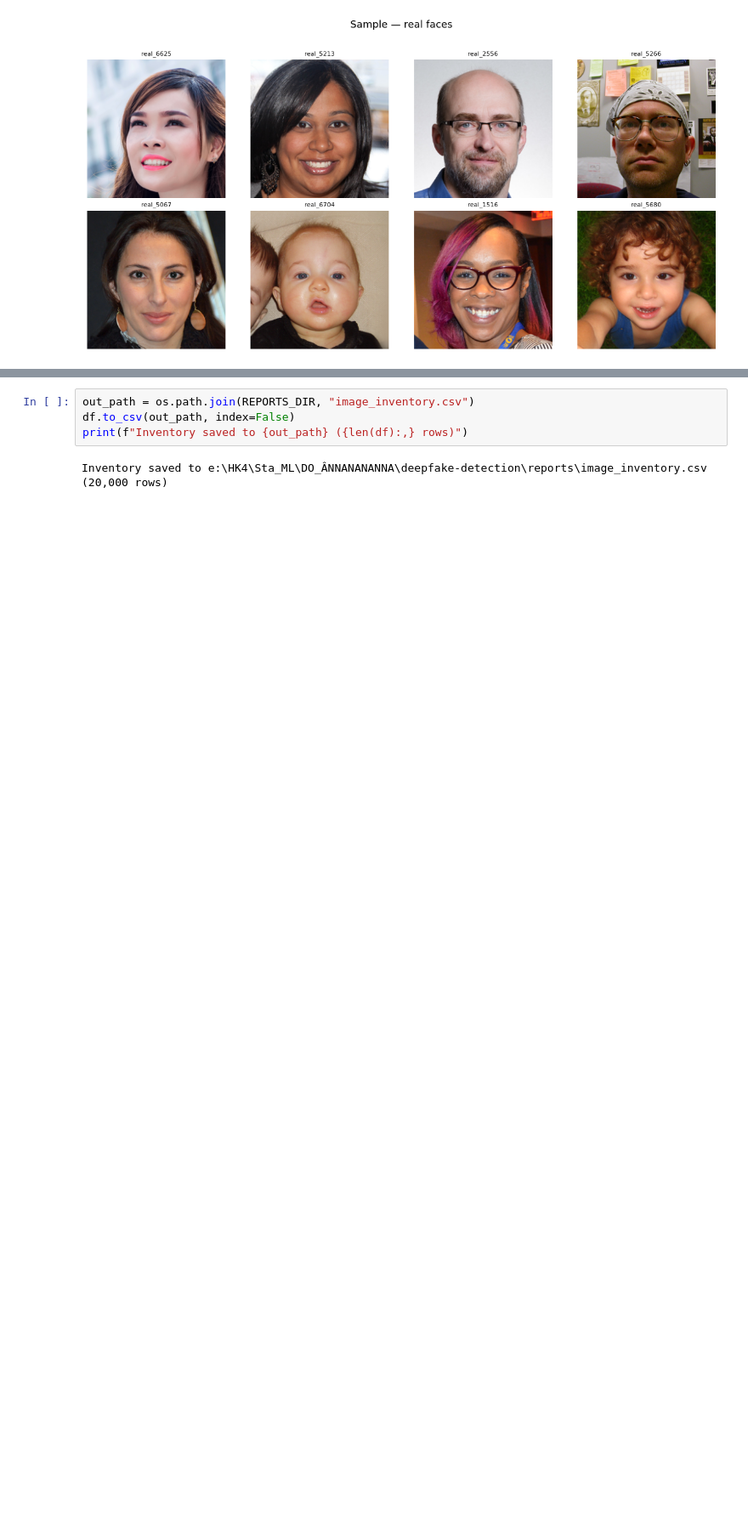
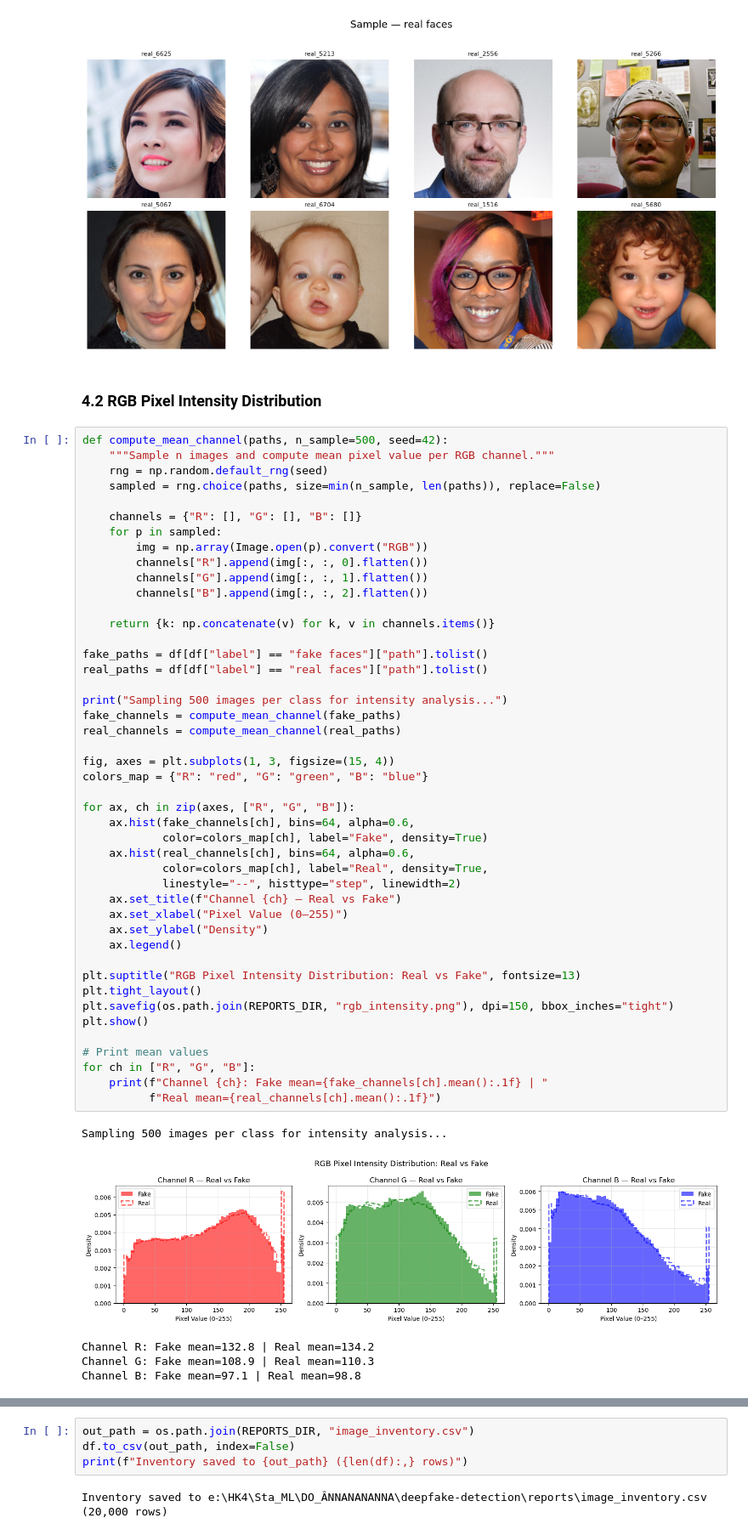
Before and after one commit to huynndacoder/deepfake-detection, a Jupyter notebook: notebooks/01_eda.ipynb, the cells around one changed output, grey strips where cells are left out. Shown at 85% size. Saved outputs shown, nothing was run; the diff lists cells and outputs as text; blank space fills up the shorter version.

```diff
--- a/notebooks/01_eda.ipynb
+++ b/notebooks/01_eda.ipynb
@@ -437,4 +444,57 @@ show_samples(df, "real faces", n=8)
 # %% [output]
 [figure]
 [figure]
+# %% [markdown]
+### 4.2 RGB Pixel Intensity Distribution
+# %%
+def compute_mean_channel(paths, n_sample=500, seed=42):
+    """Sample n images and compute mean pixel value per RGB channel."""
+    rng = np.random.default_rng(seed)
+    sampled = rng.choice(paths, size=min(n_sample, len(paths)), replace=False)
+
+    channels = {"R": [], "G": [], "B": []}
+    for p in sampled:
+        img = np.array(Image.open(p).convert("RGB"))
+        channels["R"].append(img[:, :, 0].flatten())
+        channels["G"].append(img[:, :, 1].flatten())
+        channels["B"].append(img[:, :, 2].flatten())
+
+    return {k: np.concatenate(v) for k, v in channels.items()}
+
+fake_paths = df[df["label"] == "fake faces"]["path"].tolist()
+real_paths = df[df["label"] == "real faces"]["path"].tolist()
+
+print("Sampling 500 images per class for intensity analysis...")
+fake_channels = compute_mean_channel(fake_paths)
+real_channels = compute_mean_channel(real_paths)
+
+fig, axes = plt.subplots(1, 3, figsize=(15, 4))
+colors_map = {"R": "red", "G": "green", "B": "blue"}
+
+for ax, ch in zip(axes, ["R", "G", "B"]):
+    ax.hist(fake_channels[ch], bins=64, alpha=0.6,
+            color=colors_map[ch], label="Fake", density=True)
+    ax.hist(real_channels[ch], bins=64, alpha=0.6,
+            color=colors_map[ch], label="Real", density=True,
+            linestyle="--", histtype="step", linewidth=2)
+    ax.set_title(f"Channel {ch} — Real vs Fake")
+    ax.set_xlabel("Pixel Value (0–255)")
+    ax.set_ylabel("Density")
+    ax.legend()
+
+plt.suptitle("RGB Pixel Intensity Distribution: Real vs Fake", fontsize=13)
+plt.tight_layout()
+plt.savefig(os.path.join(REPORTS_DIR, "rgb_intensity.png"), dpi=150, bbox_inches="tight")
+plt.show()
+
+# Print mean values
+for ch in ["R", "G", "B"]:
+    print(f"Channel {ch}: Fake mean={fake_channels[ch].mean():.1f} | "
+          f"Real mean={real_channels[ch].mean():.1f}")
+# %% [output]
+Sampling 500 images per class for intensity analysis...
+[figure, added]
+Channel R: Fake mean=132.8 | Real mean=134.2
+Channel G: Fake mean=108.9 | Real mean=110.3
+Channel B: Fake mean=97.1 | Real mean=98.8
 # %% [markdown]
```
Also changed, not shown: parts of 13 cells of this notebook.
